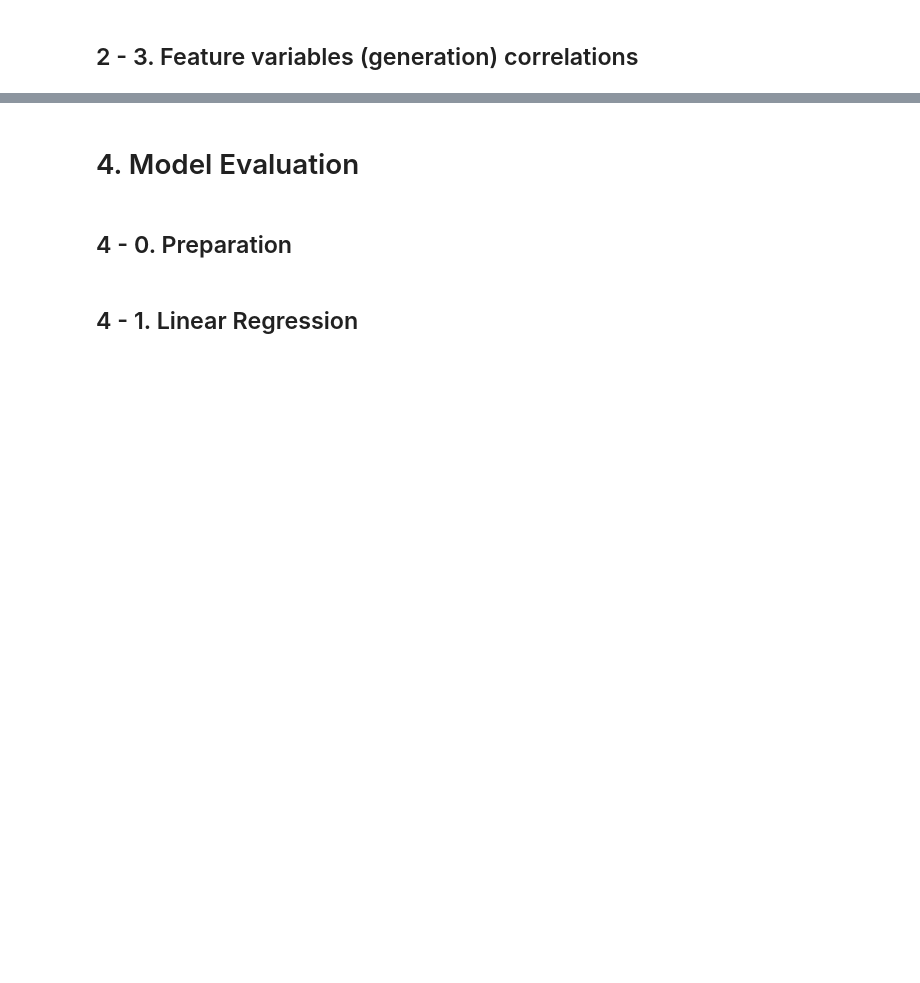
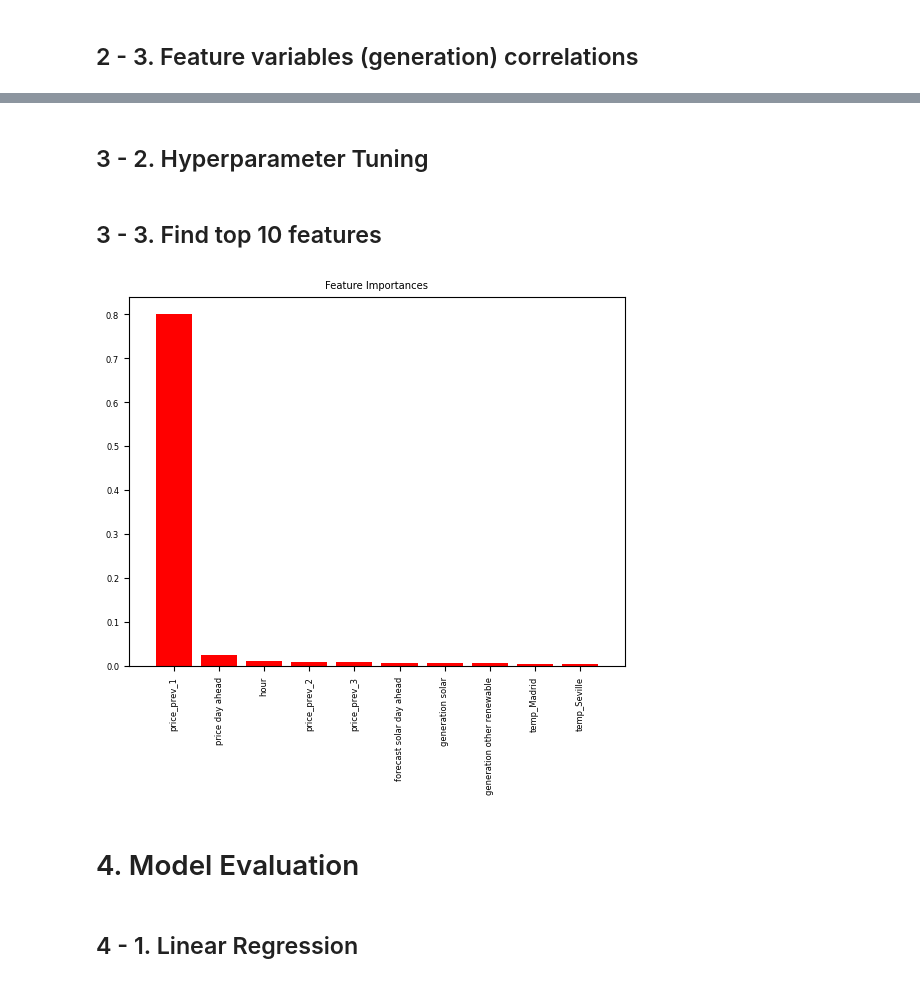
Before and after one commit to MDS-Mountain-Club/MDS_ML_Project, a Jupyter notebook: Group Write-Up (Mountain Club).ipynb, the cells around one changed output, grey strips where cells are left out. Cells and saved outputs as stored; diff of their text form; code cells hidden in the pictures; blank space fills up the shorter version.

```diff
--- a/Group Write-Up (Mountain Club).ipynb
+++ b/Group Write-Up (Mountain Club).ipynb
@@ -92,4 +130,49 @@ NameError: name 'df2' is not defined
+# %%
+X = df.drop(columns=['price actual'])
+y_price = df['price actual']
+# %%
+# Split the data into train and test based on specific time '2017-12-31 23:00:00+00:00'
+
+train_end_date = pd.to_datetime('2017-12-31 23:00:00+00:00')
+# Here, we are using ourselves made function named "split_by_date"
+X_train, X_test = split_by_date(X,train_end_date)
+y_price_train, y_price_test = split_by_date(y_price, train_end_date)
+# %%
+# Standardize X variables.
+scaler = StandardScaler()
+X_train_scaled = scaler.fit_transform(X_train)
+X_test_scaled = scaler.transform(X_test)
+# %% [markdown]
+## 3 - 2. Hyperparameter Tuning
+# %%
+xgb_reg = xgb.XGBRegressor(eval_metric = "rmse")
+param_grid = {"max_depth": [4,5,6],
+              "n_estimators" : [50, 100, 150],
+              "learning_rate": [0.01, 0.015]
+
+}
+search = GridSearchCV(xgb_reg, param_grid, cv=5).fit(X_train_scaled, y_price_train)
+xgb_reg=xgb.XGBRegressor(learning_rate = search.best_params_["learning_rate"],
+                           n_estimators  = search.best_params_["n_estimators"],
+                           max_depth     = search.best_params_["max_depth"],
+                        eval_metric = "rmse")
+# %% [markdown]
+## 3 - 3. Find top 10 features
+# %%
+xgb_reg.fit(X_train_scaled, y_price_train)
+importances = xgb_reg.feature_importances_
+indices = np.argsort(importances)[::-1]
+top_10_indices = indices[:10]
+top_10_features = X_train.columns[top_10_indices]
+plt.figure()
+plt.title('Feature Importances')
+plt.bar(range(len(top_10_indices)), importances[top_10_indices], color='r', align='center')
+plt.xticks(range(len(top_10_indices)), top_10_features, rotation=90)
+plt.xlim([-1,len(top_10_indices)])
+plt.show()
+
+X_10 = df[top_10_features]
+# %% [output]
+[figure, added]
 # %% [markdown]
 # 4. Model Evaluation
-# %% [markdown]
-## 4 - 0. Preparation
```
Also changed, not shown: parts of 24 cells of this notebook.
